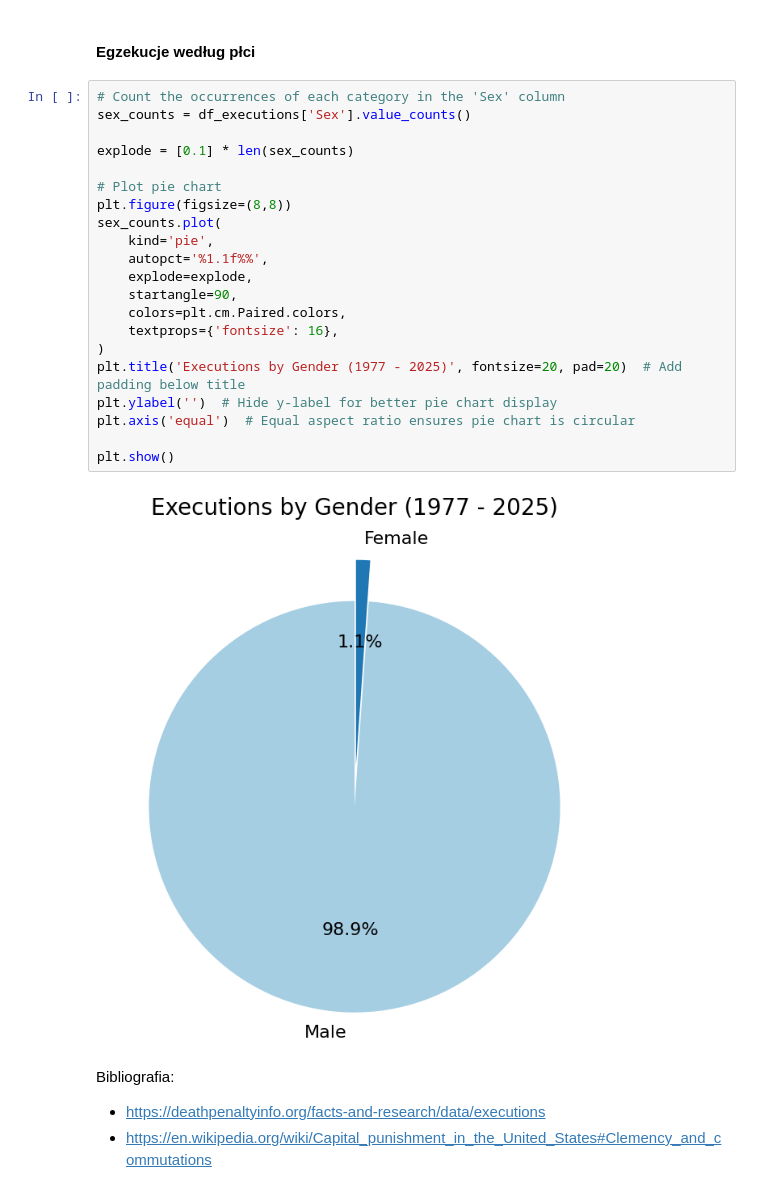
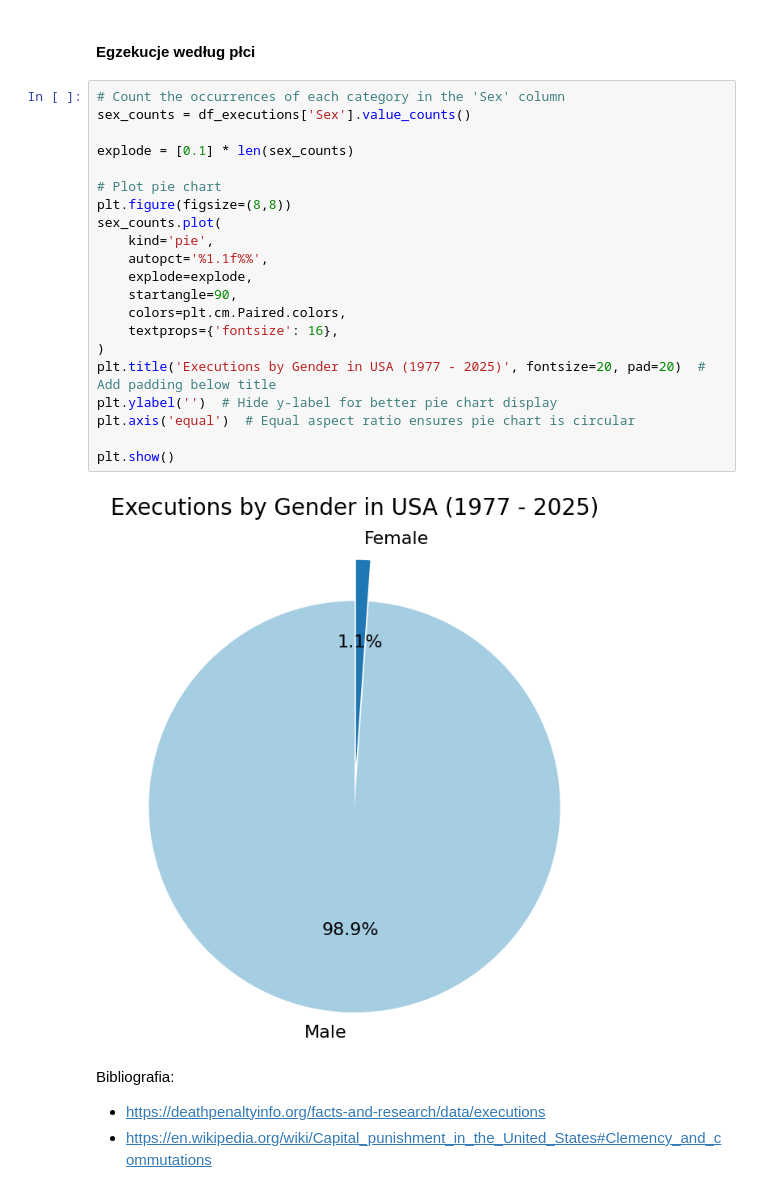
Before and after one commit to Clwmm/Projekt_Wizualizacje_2025, a Jupyter notebook: notebook.ipynb, the cells around one changed output. Cells and saved outputs as stored; diff of their text form.

Commit message:
Update titles

```diff
--- a/notebook.ipynb
+++ b/notebook.ipynb
@@ -422,26 +422,26 @@ Bibliografia:
 # %%
 # Count the occurrences of each category in the 'Sex' column
 sex_counts = df_executions['Sex'].value_counts()
 
 explode = [0.1] * len(sex_counts)
 
 # Plot pie chart
 plt.figure(figsize=(8,8))
 sex_counts.plot(
     kind='pie',
     autopct='%1.1f%%',
     explode=explode,
     startangle=90,
     colors=plt.cm.Paired.colors,
     textprops={'fontsize': 16},
 )
-plt.title('Executions by Gender (1977 - 2025)', fontsize=20, pad=20)  # Add padding below title
+plt.title('Executions by Gender in USA (1977 - 2025)', fontsize=20, pad=20)  # Add padding below title
 plt.ylabel('')  # Hide y-label for better pie chart display
 plt.axis('equal')  # Equal aspect ratio ensures pie chart is circular
 
 plt.show()
 # %% [output]
-[figure, old version]
+[figure, new version]
 # %% [markdown]
 Bibliografia:
 * https://deathpenaltyinfo.org/facts-and-research/data/executions
```
Also changed, not shown: parts of 4 cells of this notebook.
